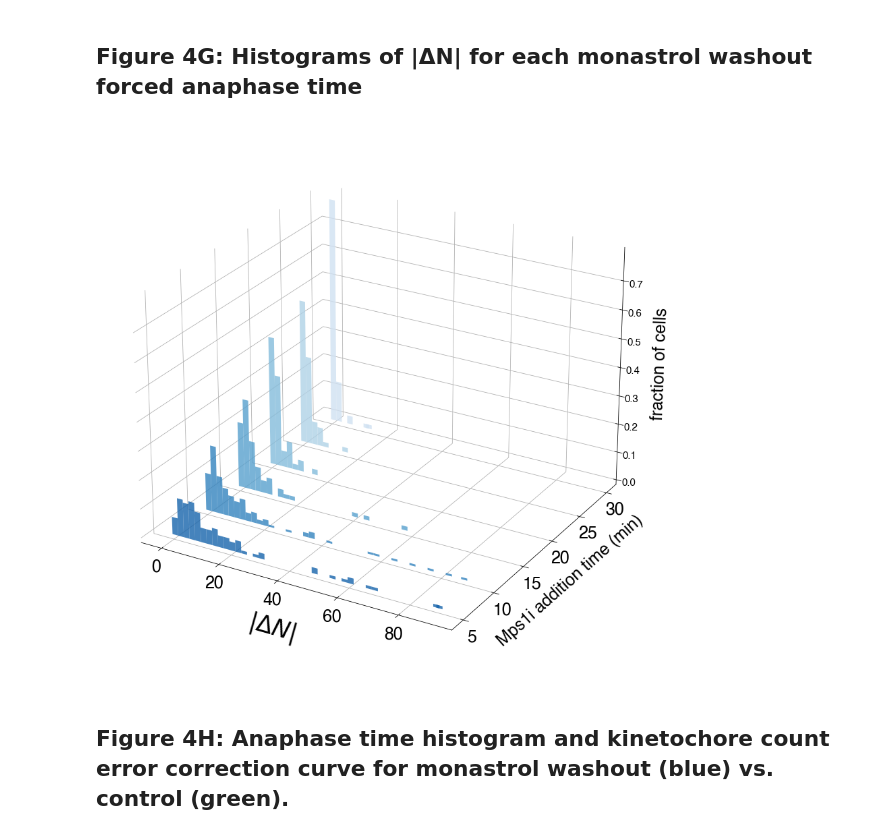
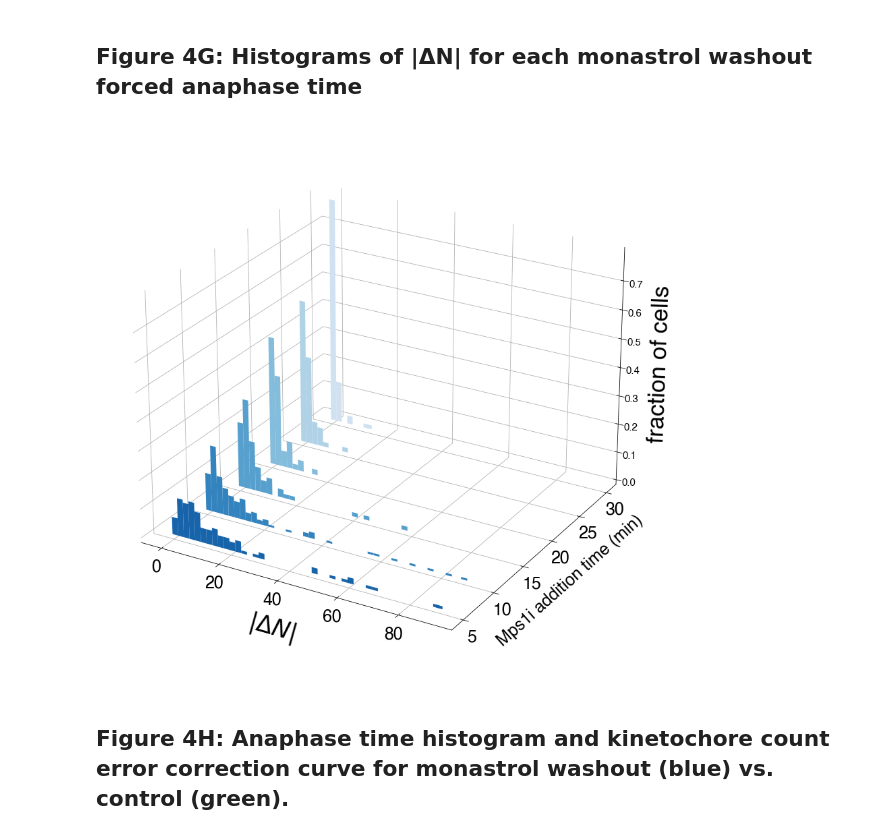
Before and after one commit to gloriaha/error_correction_paper, a Jupyter notebook: tutorial.ipynb, the cells around one changed output. Saved outputs shown, nothing was run; the diff lists cells and outputs as text; code cells hidden in the pictures.

Commit message:
update tutorial
fixed UMK57 data ranges plotted in fig 4C, standardized axes labels

```diff
--- a/tutorial.ipynb
+++ b/tutorial.ipynb
@@ -212,11 +212,11 @@ cmap = plt.cm.get_cmap('YlOrBr')
 fig = plt.figure(figsize=(15,15))
 ax = fig.add_subplot(111, projection='3d')
 nbins = 46
-for c, z in zip(np.linspace(0.8,0.2,5), [0,4,8,12,18]):
-    ys = cleaned_df_umk[(cleaned_df_umk['Mps1i time - NEBD time'].astype(int)<z+2.5) & (cleaned_df_umk['Mps1i time - NEBD time'].astype(int)>=z)]['dNk']
+for c, z in zip(np.linspace(0.8,0.2,4), [0,4,8,12]):
+    ys = cleaned_df_umk[(cleaned_df_umk['Mps1i time - NEBD time'].astype(int)<z+4) & (cleaned_df_umk['Mps1i time - NEBD time'].astype(int)>=z)]['dNk']
     hist, bins = np.histogram(ys, bins=max(int(np.max(ys)),1),density=True)
     xs = (bins[:-1] + bins[1:])/2
-    ax.bar(xs, hist, zs=z, zdir='y',color=cmap(c), alpha=1,width=2)
+    ax.bar(xs, hist, zs=z, zdir='y',color=cmap(c),alpha=1,width=2)
 ax.w_xaxis.set_pane_color((1.0, 1.0, 1.0, 1.0))
 ax.w_yaxis.set_pane_color((1.0, 1.0, 1.0, 1.0))
 ax.w_zaxis.set_pane_color((1.0, 1.0, 1.0, 1.0))
@@ -290,28 +290,28 @@ plt.tight_layout();
 # %%
 cmap = plt.cm.get_cmap('Blues')
 
 fig = plt.figure(figsize=(15,15))
 ax = fig.add_subplot(111, projection='3d')
 nbins = 46
 for c, z in zip(np.linspace(0.8,0.2,6), [5,10,15,20,25,30]):
     ys = cleaned_df_mon[cleaned_df_mon['AZ addition time (min)']==str(z)+' min']['dNk']
     hist, bins = np.histogram(ys, bins=int(np.max(ys)),density=True)
     xs = (bins[:-1] + bins[1:])/2
-    ax.bar(xs, hist, zs=z, zdir='y',color=cmap(c), alpha=0.8,width=2)
+    ax.bar(xs, hist, zs=z, zdir='y',color=cmap(c),alpha=1,width=2)
 ax.w_xaxis.set_pane_color((1.0, 1.0, 1.0, 1.0))
 ax.w_yaxis.set_pane_color((1.0, 1.0, 1.0, 1.0))
 ax.w_zaxis.set_pane_color((1.0, 1.0, 1.0, 1.0))
 ax.tick_params(axis='x',labelsize=25)
 ax.tick_params(axis='y',labelsize=25)
 ax.tick_params(axis='z',labelsize=15)
 ax.set_xlabel(r'$|\Delta N|$',size=35,labelpad=25)
 ax.set_ylabel('  Mps1i addition time (min)',size=25,labelpad=18)
-ax.set_zlabel('fraction of cells',size=25,labelpad=15)
+ax.set_zlabel('fraction of cells',size=35,labelpad=15)
 ax.grid(False)
 ax.grid(axis='z')
 ax.view_init(25, 300)
 # %% [output]
-[figure, old version]
+[figure, new version]
 # %% [markdown]
 ## Figure 4H: Anaphase time histogram and kinetochore count error correction curve for monastrol washout (blue) vs. control (green).
 # %%
```
Also changed, not shown: parts of 3 cells of this notebook, 1 other file.
